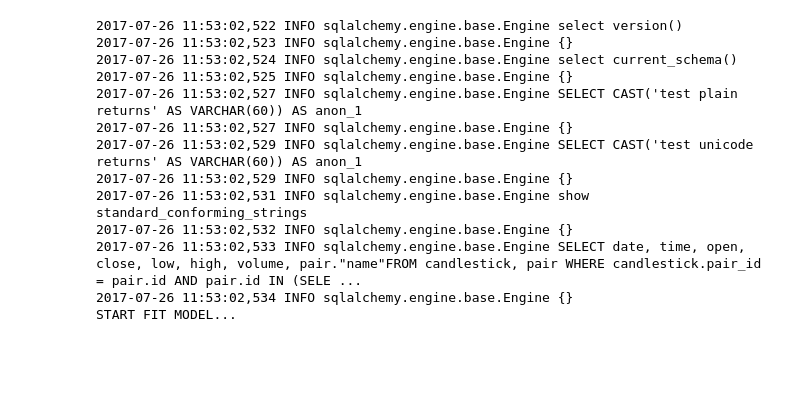
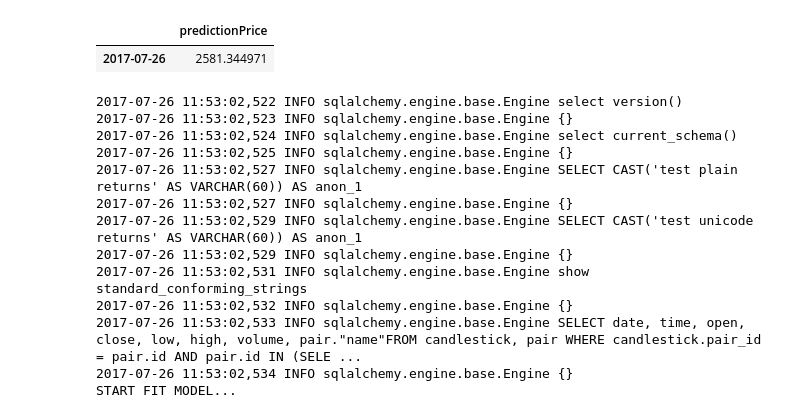
Before and after one commit to Anotherother/pricePrediction, a Jupyter notebook: DevelopingModels/1. oneDay_allBlockChain_5features.ipynb, the cells around one changed output. Cells and saved outputs as stored; diff of their text form; code cells hidden in the pictures; blank space fills up the shorter version.

```diff
--- a/DevelopingModels/1. oneDay_allBlockChain_5features.ipynb
+++ b/DevelopingModels/1. oneDay_allBlockChain_5features.ipynb
@@ -150,7 +171,7 @@ def nextDayPrediction(typeBlockchain, stock, N = 1):
 
     start = time.time()
     model.fit(X_train, y_train, batch_size=32, epochs=500,
-              verbose=0)
+              verbose=1)
     end = time.time()
 
     print ('Learning time: ', end-start)
@@ -227,3 +250,8 @@ Train Score: 39.54 RMSE
+# %%
+USDT_BTC
+# %% [output]
+|  | predictionPrice |
+| 2017-07-26 | 2581.344971 |
 # %%
 USDT_LTC = nextDayPrediction('USDT_LTC', 'poloniex',N = 1)
 # %% [output]
```
Also changed, not shown: parts of 2 cells of this notebook, 3 other files.
